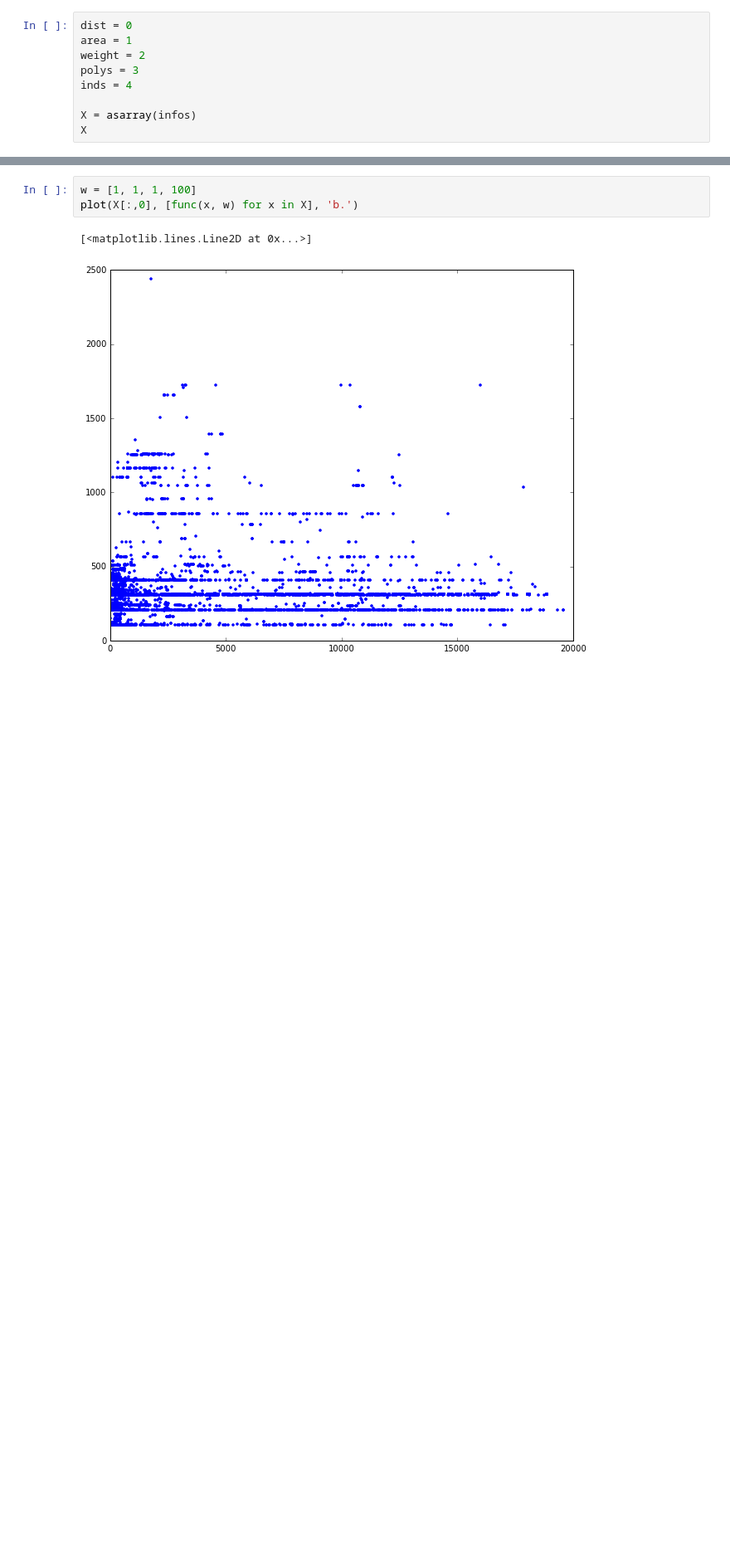
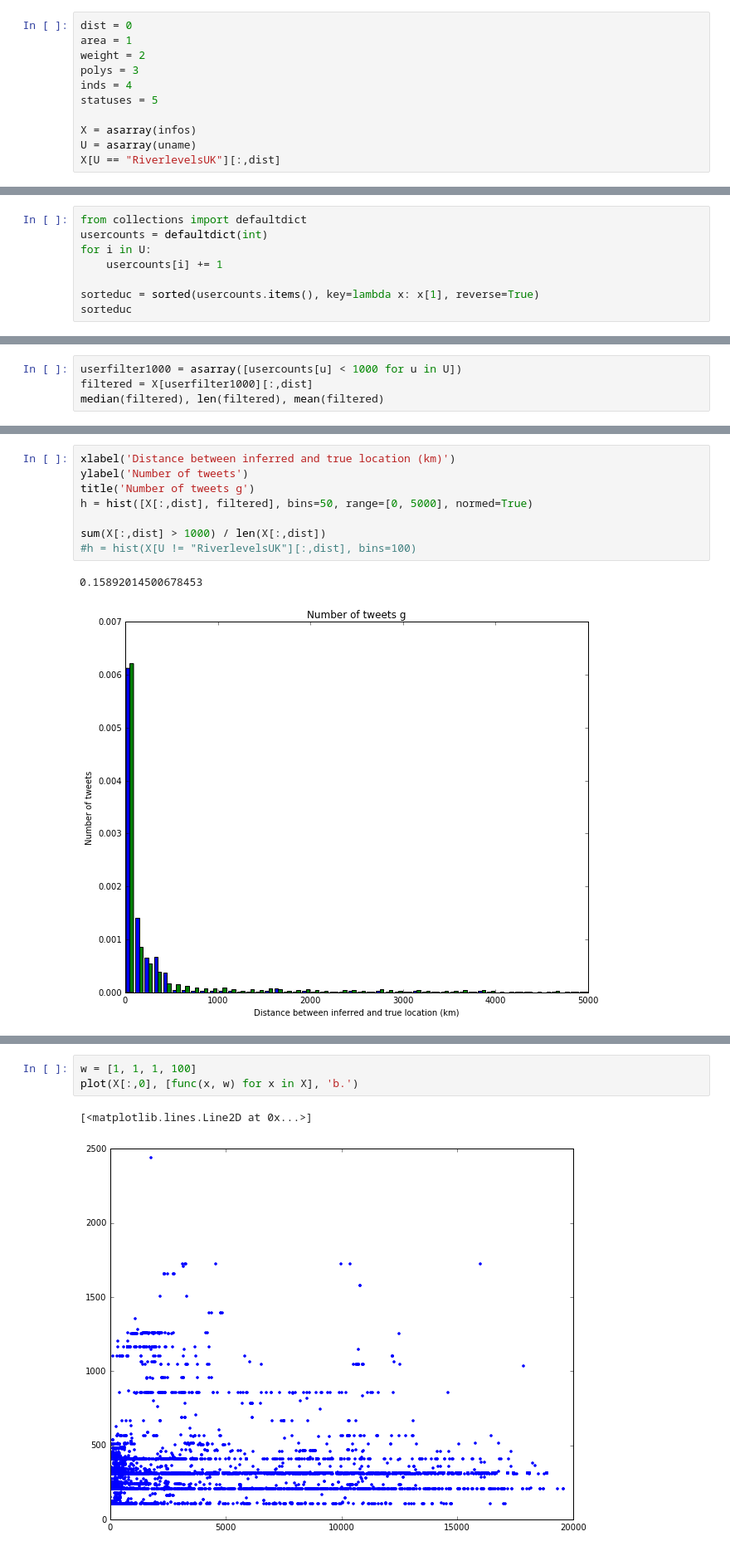
Before and after one commit to Humpheh/twied, a Jupyter notebook: workbooks/WeightsTest.ipynb, the cells around one changed output, grey strips where cells are left out. Shown at 83% size. Cells and saved outputs as stored; diff of their text form; blank space fills up the shorter version.

```diff
--- a/workbooks/WeightsTest.ipynb
+++ b/workbooks/WeightsTest.ipynb
@@ -103,7 +110,9 @@ area = 1
 weight = 2
 polys = 3
 inds = 4
+statuses = 5
 
 X = asarray(infos)
-X
+U = asarray(uname)
+X[U == "RiverlevelsUK"][:,dist]
 # %% [output]
@@ -155,0 +204,8 @@ def opt(w):
+# %%
+from collections import defaultdict
+usercounts = defaultdict(int)
+for i in U:
+    usercounts[i] += 1
+
+sorteduc = sorted(usercounts.items(), key=lambda x: x[1], reverse=True)
+sorteduc
@@ -155,0 +242,4 @@ def opt(w):
+# %%
+userfilter1000 = asarray([usercounts[u] < 1000 for u in U])
+filtered = X[userfilter1000][:,dist]
+median(filtered), len(filtered), mean(filtered)
@@ -155,0 +248,11 @@ def opt(w):
+# %%
+xlabel('Distance between inferred and true location (km)')
+ylabel('Number of tweets')
+title('Number of tweets g')
+h = hist([X[:,dist], filtered], bins=50, range=[0, 5000], normed=True)
+
+sum(X[:,dist] > 1000) / len(X[:,dist])
+#h = hist(X[U != "RiverlevelsUK"][:,dist], bins=100)
+# %% [output]
+0.15892014500678453
+[figure, added]
```
Also changed, not shown: parts of 26 cells of this notebook, 55 other files.
